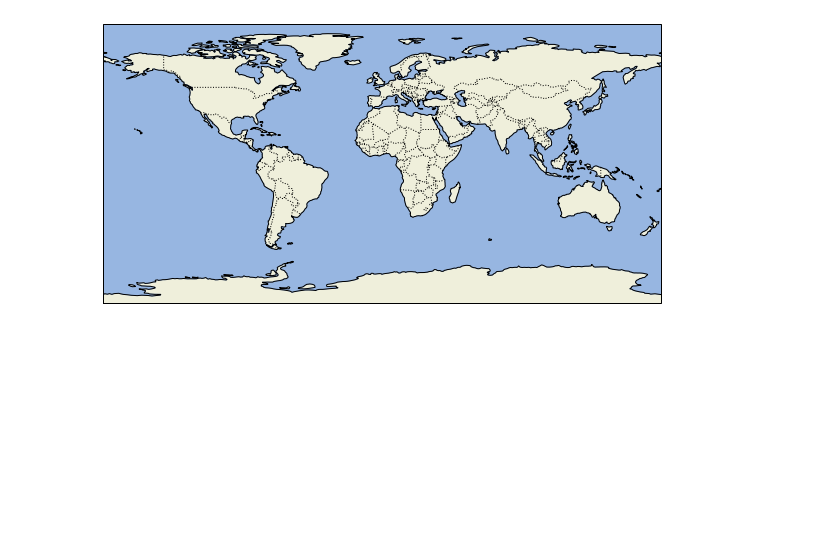
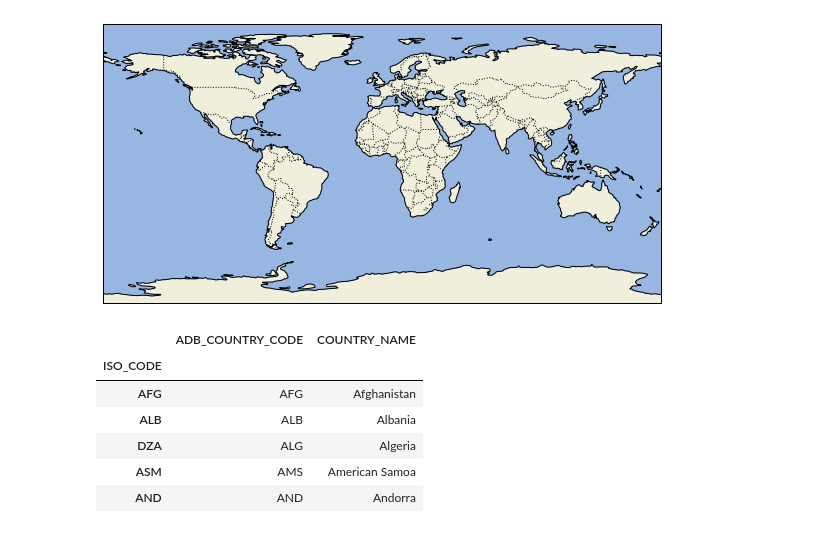
Before and after one commit to Evelyn-H/Data-Analysis-Course, a Jupyter notebook: Coffee Explorations.ipynb, the cells around one changed output. Cells and saved outputs as stored; diff of their text form; code cells hidden in the pictures; blank space fills up the shorter version.

```diff
--- a/Coffee Explorations.ipynb
+++ b/Coffee Explorations.ipynb
@@ -161,3 +164,14 @@ def plot_countries(df, projection, colors, annotation, title, edgecolor):
     title = 'maps/'+title+'.png'
     # plt.savefig(title, bbox_inches='tight', pad_inches=.2, dpi=300)
     # print('Saved: {}'.format(title))
+# %%
+df_countries = pd.read_csv('countries.csv', index_col='ISO_CODE')
+df_countries.head()
+# %% [output]
+|  | ADB_COUNTRY_CODE | COUNTRY_NAME |
+| ISO_CODE |  |  |
+| AFG | AFG | Afghanistan |
+| ALB | ALB | Albania |
+| DZA | ALG | Algeria |
+| ASM | AMS | American Samoa |
+| AND | AND | Andorra |
```
Also changed, not shown: parts of 5 cells of this notebook.
